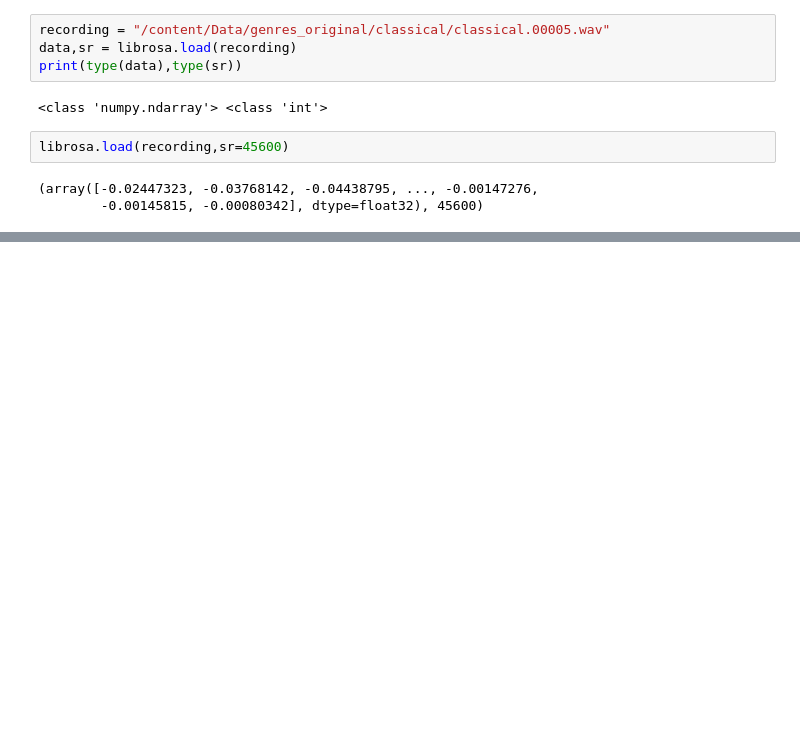
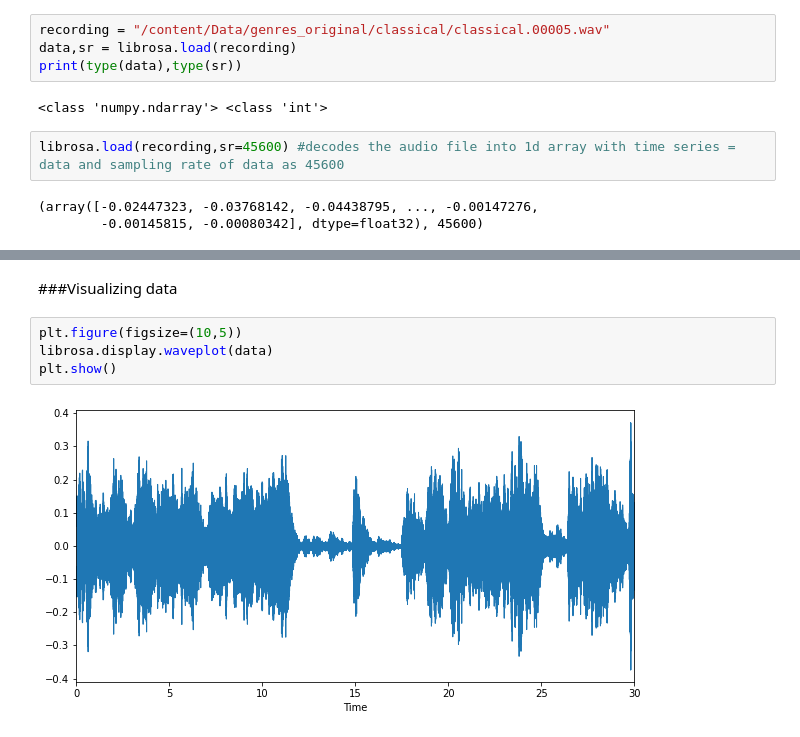
Before and after one commit to satyakamuju72/Music_Genre_Classification, a Jupyter notebook: Music_Genre_Classification.ipynb, the cells around one changed output, grey strips where cells are left out. Drawn from its saved outputs; the diff is of its cells as text; blank space fills up the shorter version.

Commit message:
Visualization and Feature extraction

```diff
--- a/Music_Genre_Classification.ipynb
+++ b/Music_Genre_Classification.ipynb
@@ -99,12 +74,20 @@ data,sr = librosa.load(recording)
 print(type(data),type(sr))
 # %% [output]
 <class 'numpy.ndarray'> <class 'int'>
-# %%
-librosa.load(recording,sr=45600)
-# %% [output]
-(array([-0.02447323, -0.03768142, -0.04438795, ..., -0.00147276,
-        -0.00145815, -0.00080342], dtype=float32), 45600)
+# %%
+librosa.load(recording,sr=45600) #decodes the audio file into 1d array with time series = data and sampling rate of data as 45600
+# %% [output]
+(array([-0.02447323, -0.03768142, -0.04438795, ..., -0.00147276,
+        -0.00145815, -0.00080342], dtype=float32), 45600)
 # %%
 Audio(data,rate=sr)
 # %% [output]
 [interactive output not drawn]
+# %% [markdown]
+###Visualizing data
+# %%
+plt.figure(figsize=(10,5))
+librosa.display.waveplot(data)
+plt.show()
+# %% [output]
+[figure, added]
```
Also changed, not shown: parts of 15 cells of this notebook.
